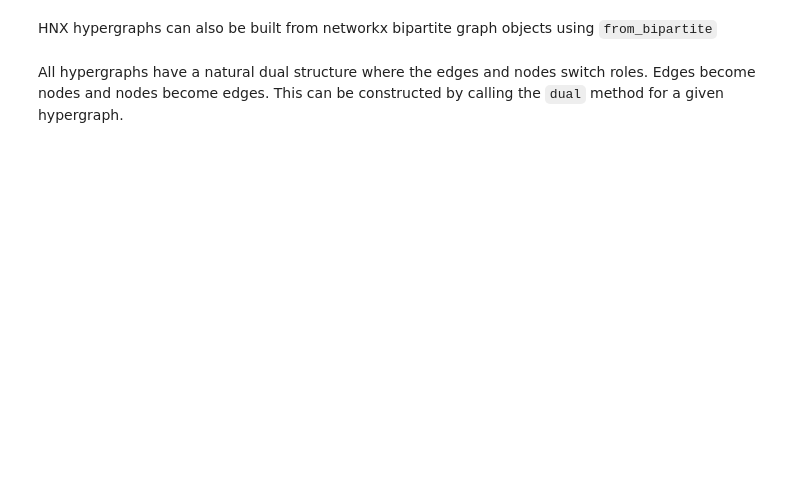
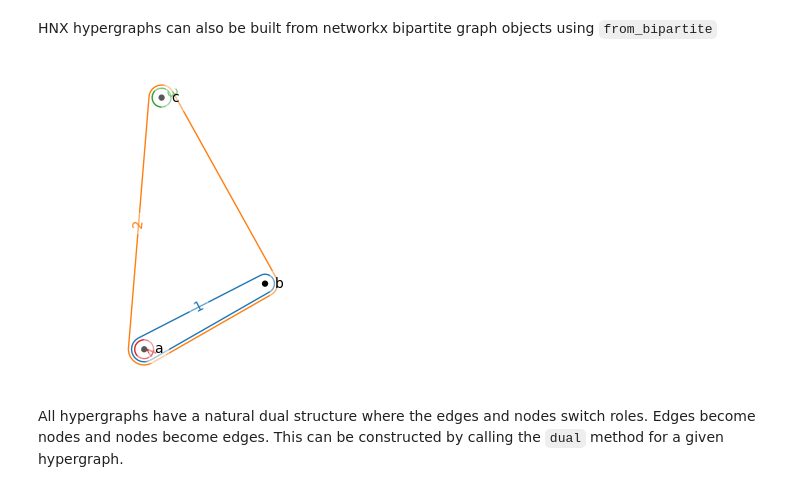
Before and after one commit to pnnl/HyperNetX, a Jupyter notebook: tutorials/Tutorial 1 - HNX Basics.ipynb, the cells around one changed output. Drawn from its saved outputs; the diff is of its cells as text; code cells hidden in the pictures; blank space fills up the shorter version.

```diff
--- a/tutorials/Tutorial 1 - HNX Basics.ipynb
+++ b/tutorials/Tutorial 1 - HNX Basics.ipynb
@@ -47,2 +45,7 @@ hnx.draw(HB)
+# %%
+plt.subplots(figsize=(4,4))
+hnx.draw(HB)
+# %% [output]
+[figure, added]
 # %% [markdown]
 All hypergraphs have a natural dual structure where the edges and nodes switch roles. Edges become nodes and nodes become edges. This can be constructed by calling the `dual` method for a given hypergraph.
```
Also changed, not shown: parts of 77 cells of this notebook, 4 other files.
